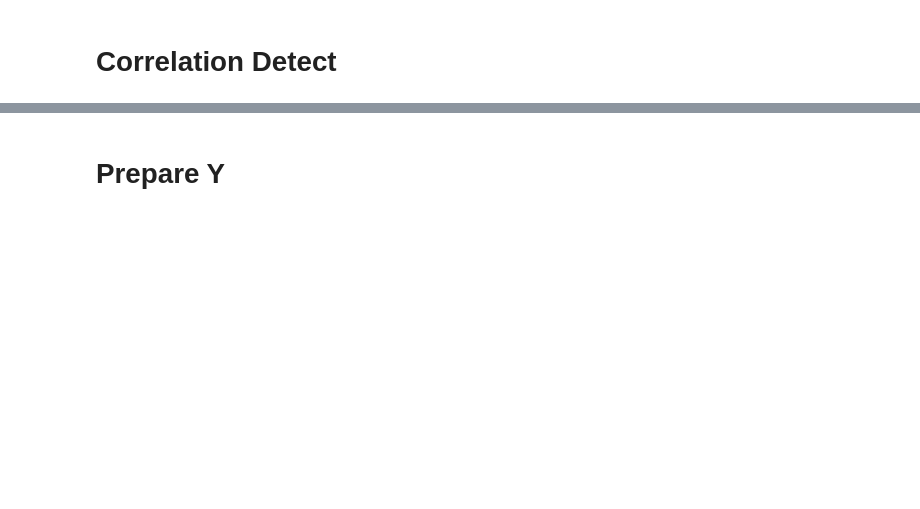
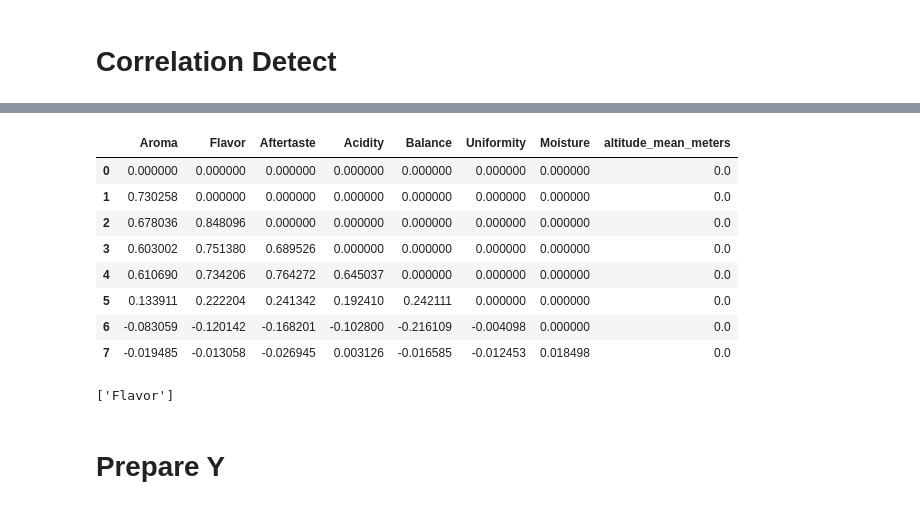
Before and after one commit to aphisit-ths/MACHINE-LEARNING-COURSE2022, a Jupyter notebook: [#7CLASSIFICATION MODEL]/CLASSIFICATION MODEL.ipynb, the cells around one changed output, grey strips where cells are left out. Saved outputs shown, nothing was run; the diff lists cells and outputs as text; code cells hidden in the pictures; blank space fills up the shorter version.

```diff
--- a/[#7CLASSIFICATION MODEL]/CLASSIFICATION MODEL.ipynb
+++ b/[#7CLASSIFICATION MODEL]/CLASSIFICATION MODEL.ipynb
@@ -172,3 +174,21 @@ fig = px.imshow(X_corr, text_auto=True ,aspect="auto" )
 fig.show()
 # %% [output]
 [interactive output not drawn]
+# %%
+lower_cor = pd.DataFrame(np.tril(X_corr, -1), columns = X_corr.columns)
+lower_cor
+# %% [output]
+|  | Aroma | Flavor | Aftertaste | Acidity | Balance | Uniformity | Moisture | altitude_mean_meters |
+| 0 | 0.000000 | 0.000000 | 0.000000 | 0.000000 | 0.000000 | 0.000000 | 0.000000 | 0.0 |
+| 1 | 0.730258 | 0.000000 | 0.000000 | 0.000000 | 0.000000 | 0.000000 | 0.000000 | 0.0 |
+| 2 | 0.678036 | 0.848096 | 0.000000 | 0.000000 | 0.000000 | 0.000000 | 0.000000 | 0.0 |
+| 3 | 0.603002 | 0.751380 | 0.689526 | 0.000000 | 0.000000 | 0.000000 | 0.000000 | 0.0 |
+| 4 | 0.610690 | 0.734206 | 0.764272 | 0.645037 | 0.000000 | 0.000000 | 0.000000 | 0.0 |
+| 5 | 0.133911 | 0.222204 | 0.241342 | 0.192410 | 0.242111 | 0.000000 | 0.000000 | 0.0 |
+| 6 | -0.083059 | -0.120142 | -0.168201 | -0.102800 | -0.216109 | -0.004098 | 0.000000 | 0.0 |
+| 7 | -0.019485 | -0.013058 | -0.026945 | 0.003126 | -0.016585 | -0.012453 | 0.018498 | 0.0 |
+# %%
+to_drop = [column for column in lower_cor if any(lower_cor[column] > abs(0.80) )]
+to_drop
+# %% [output]
+['Flavor']
```
Also changed, not shown: parts of 6 cells of this notebook.
